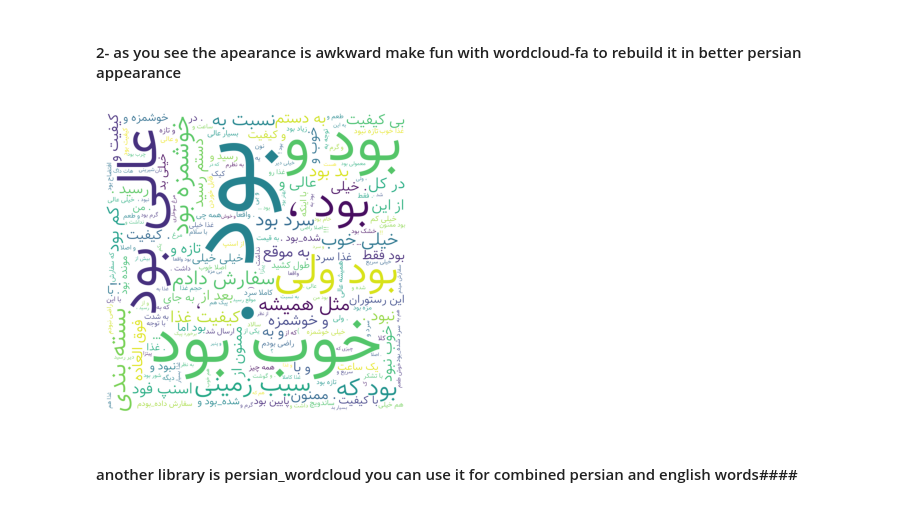
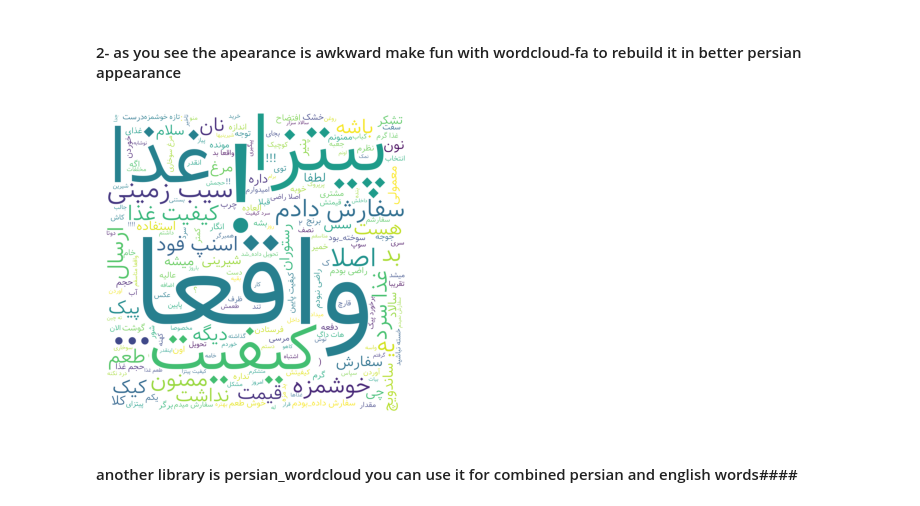
Before and after one commit to MapsaBootCamp/ML3_EXERCISE, a Jupyter notebook: wordcloud withut answer.ipynb, the cells around one changed output. Saved outputs shown, nothing was run; the diff lists cells and outputs as text; code cells hidden in the pictures.

```diff
--- a/wordcloud withut answer.ipynb
+++ b/wordcloud withut answer.ipynb
@@ -36,3 +37,4 @@ wc = WordCloudFa()
 word_cloud = wc.generate(strc)
 # image = word_cloud.to_image()
 # image.show()
+stop=stopwords_list()
@@ -41,16 +41,29 @@ word_cloud = wc.generate(strc)
+# %%
+stop.append('بود')
+stop.append('،')
+stop.append('.')
+stop.append('.')
+stop.append('های')
+stop.append('ها')
+stop.append(')')
+stop.append('«')
+stop.append('»')
+stop.append('است')
+stop.append('!')
+# %%
+word_tokens = word_tokenize(strc)
+filtered_text = [w for w in word_tokens if not w.lower() in stop]
+strc=" ".join(filtered_text)
 # %%
-wordcloud = WordCloudFa( width = 800, height = 800,
-                      background_color ='white',stopwords=stopwords_list(),
-                      min_font_size = 10).generate(strc)
- # font_path="/home/foad/B-NAZANIN.TTF",
+wordcloud = WordCloudFa( width = 800, height = 800,background_color ='white',stopwords=stop, min_font_size = 10).generate(strc)
 plt.figure(figsize = (3, 3), facecolor = None)
 plt.imshow(wordcloud)
 plt.axis("off")
 plt.tight_layout(pad = 0)
 
 plt.show()
 # %% [output]
-[figure, old version]
+[figure, new version]
 # %% [markdown]
 #### another library is persian_wordcloud you can use it for combined persian and english words####
 # %% [markdown]
```
Also changed, not shown: parts of 6 cells of this notebook.
